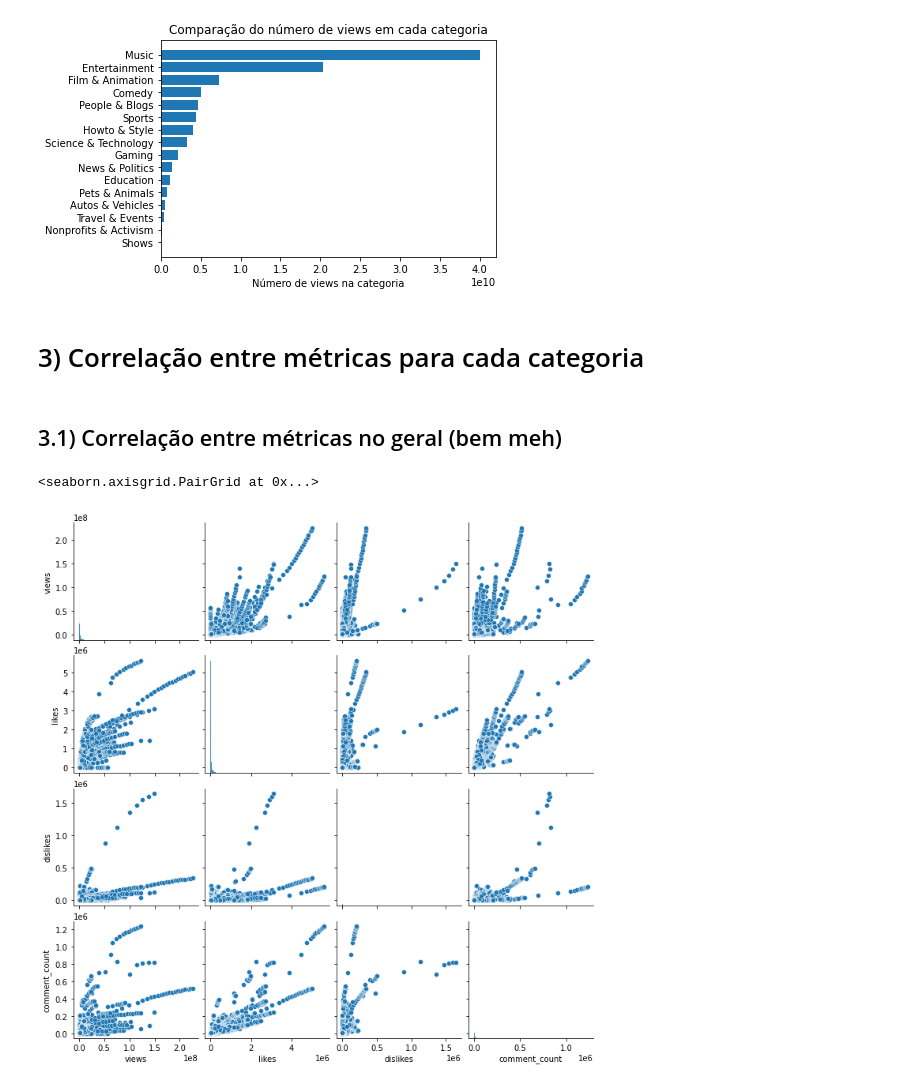
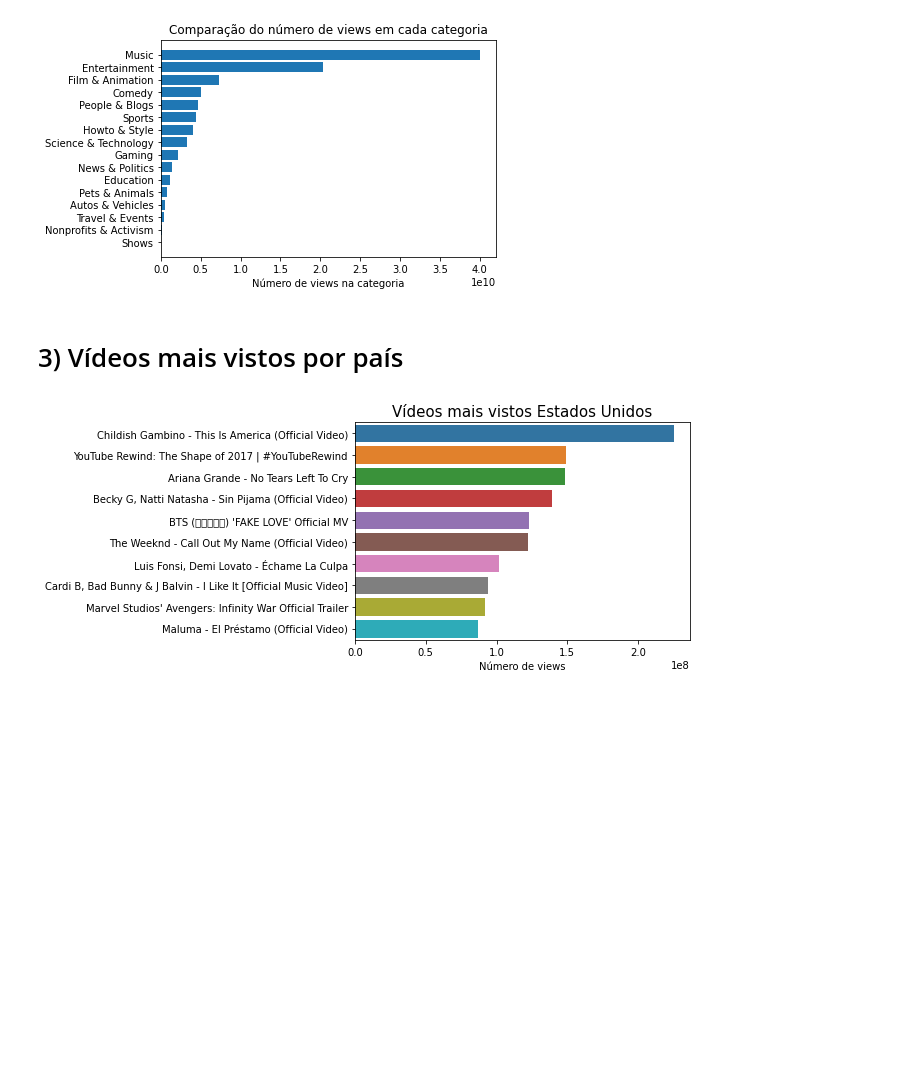
Before and after one commit to ThiagoPoppe/youtube-visualization, a Jupyter notebook: notebooks/analise_categorias.ipynb, the cells around one changed output. Cells and saved outputs as stored; diff of their text form; code cells hidden in the pictures; blank space fills up the shorter version.

```diff
--- a/notebooks/analise_categorias.ipynb
+++ b/notebooks/analise_categorias.ipynb
@@ -140,14 +166,22 @@ plt.barh(y=num_views.index, width=num_views.values)
 plt.show()
 # %% [output]
 [figure]
-# %% [markdown]
-# 3) Correlação entre métricas para cada categoria
-# %% [markdown]
-## 3.1) Correlação entre métricas no geral (bem meh)
-# %%
-import seaborn as sns
-
-sns.pairplot(us_data[['views', 'likes', 'dislikes', 'comment_count']])
-# %% [output]
-<seaborn.axisgrid.PairGrid at 0x...>
-[figure, removed]
+# %% [markdown]
+# 3) Vídeos mais vistos por país
+# %%
+country_code, country_name = 'US', 'Estados Unidos'
+
+data = load_data(country_code)
+
+top10_view = []
+top10_view_name = data.sort_values(by='views', ascending=False)['title'].unique().tolist()[:10]
+for i in range(len(top10_view_name)):
+    top10_view.append(data[data['title']==top10_view_name[i]]['views'].sort_values(ascending=False)[:1].values[0])
+
+sns.barplot(x=top10_view, y=top10_view_name)
+plt.title(f'Vídeos mais vistos {country_name}', fontsize=15)
+plt.ylabel(None)
+plt.xlabel('Número de views')
+plt.show()
+# %% [output]
+[figure, added]
```
Also changed, not shown: parts of 9 cells of this notebook, 2 other files.
